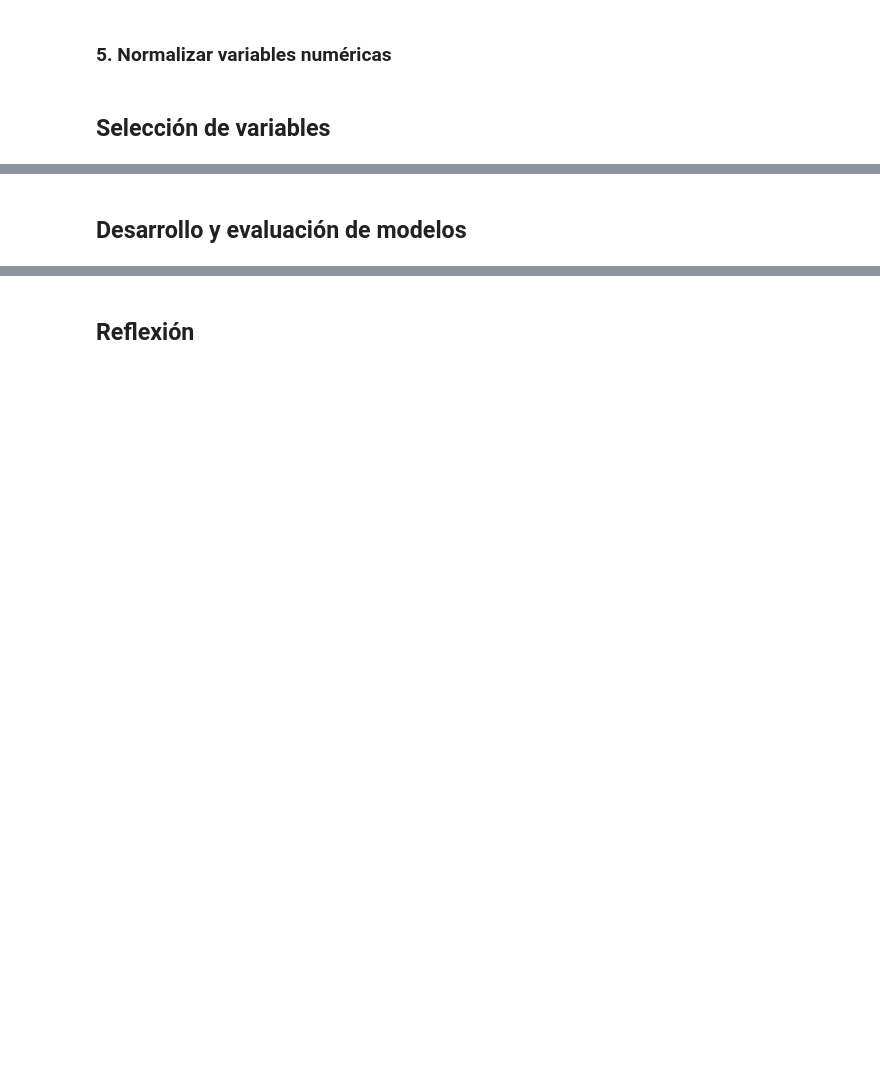
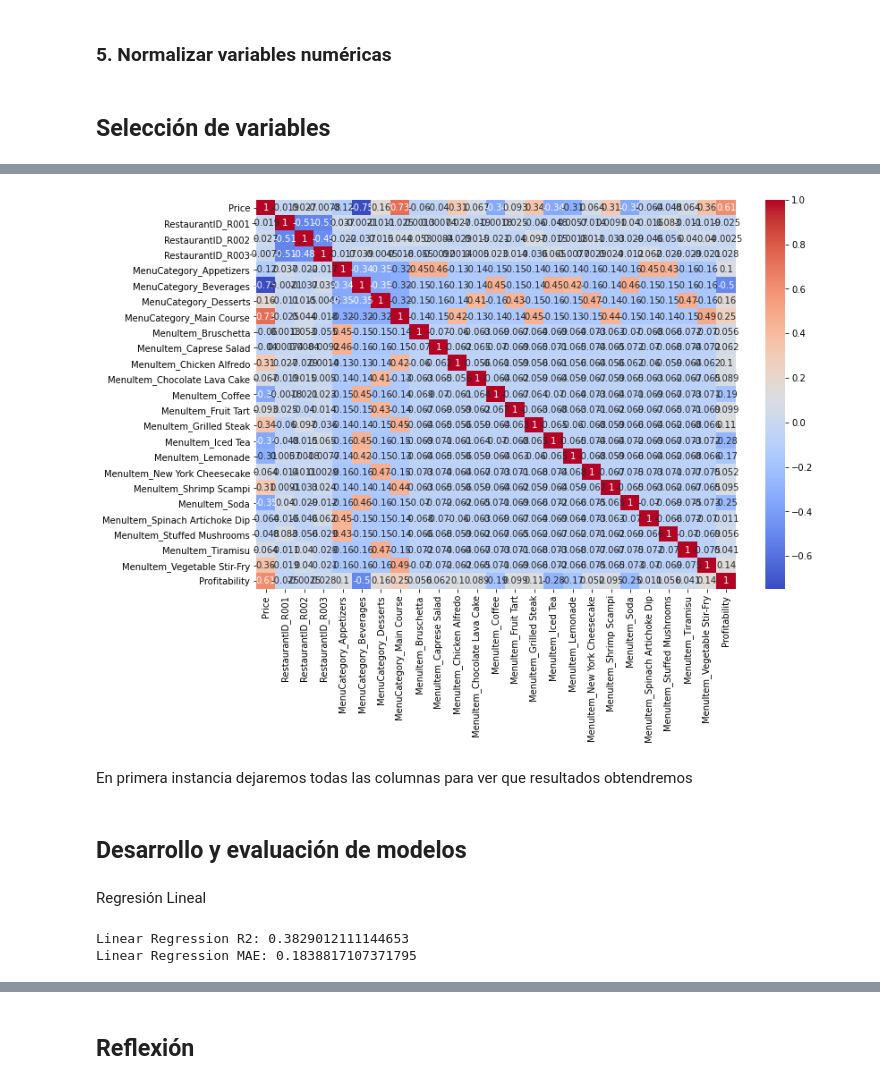
Before and after one commit to mariosanchez5/Proyectos_Machine_Learning, a Jupyter notebook: Proyecto Restaurant_Menu/Proyecto_Restaurant.ipynb, the cells around one changed output, grey strips where cells are left out. Cells and saved outputs as stored; diff of their text form; code cells hidden in the pictures; blank space fills up the shorter version.

```diff
--- a/Proyecto Restaurant_Menu/Proyecto_Restaurant.ipynb
+++ b/Proyecto Restaurant_Menu/Proyecto_Restaurant.ipynb
@@ -190,0 +282,14 @@ Name: Profitability, dtype: int64
+# %%
+selected_features = ['Price', 'RestaurantID_R001', 'RestaurantID_R002','RestaurantID_R003', 'MenuCategory_Appetizers','MenuCategory_Beverages', 'MenuCategory_Desserts',
+                     'MenuCategory_Main Course', 'MenuItem_Bruschetta','MenuItem_Caprese Salad', 'MenuItem_Chicken Alfredo',
+                     'MenuItem_Chocolate Lava Cake', 'MenuItem_Coffee','MenuItem_Fruit Tart', 'MenuItem_Grilled Steak', 'MenuItem_Iced Tea',
+                     'MenuItem_Lemonade', 'MenuItem_New York Cheesecake','MenuItem_Shrimp Scampi', 'MenuItem_Soda',
+                     'MenuItem_Spinach Artichoke Dip', 'MenuItem_Stuffed Mushrooms','MenuItem_Tiramisu', 'MenuItem_Vegetable Stir-Fry']
+correlation_matrix = df[selected_features + ['Profitability']].corr()
+plt.figure(figsize=(12, 8))
+sns.heatmap(correlation_matrix, annot=True, cmap='coolwarm')
+plt.show()
+# %% [output]
+[figure, added]
+# %% [markdown]
+En primera instancia dejaremos todas las columnas para ver que resultados obtendremos
@@ -191,2 +300,28 @@ Name: Profitability, dtype: int64
 # %% [markdown]
 ## Desarrollo y evaluación de modelos
+# %% [markdown]
+Regresión Lineal
+# %%
+# Primero deberíamos seleccionar las características y la variable objetivo
+# Pero ya fueron seleccionadas en el paso anterior
+
+# Dividir el conjunto de datos
+X_train, X_test, y_train, y_test = train_test_split(X, y, test_size=0.2, random_state=42)
+
+# Entrenar el modelo de regresión lineal
+linear_model = LinearRegression()
+linear_model.fit(X_train, y_train)
+
+# Realizar predicciones
+y_pred = linear_model.predict(X_test)
+
+# Calcular métricas
+linear_r2 = r2_score(y_test, y_pred)
+linear_mae = mean_absolute_error(y_test, y_pred)
+linear_mse = mean_squared_error(y_test, y_pred)
+
+print(f'Linear Regression R2: {linear_r2}')
+print(f'Linear Regression MAE: {linear_mae}')
+# %% [output]
+Linear Regression R2: 0.3829012111144653
+Linear Regression MAE: 0.1838817107371795
```
Also changed, not shown: parts of 22 cells of this notebook.
